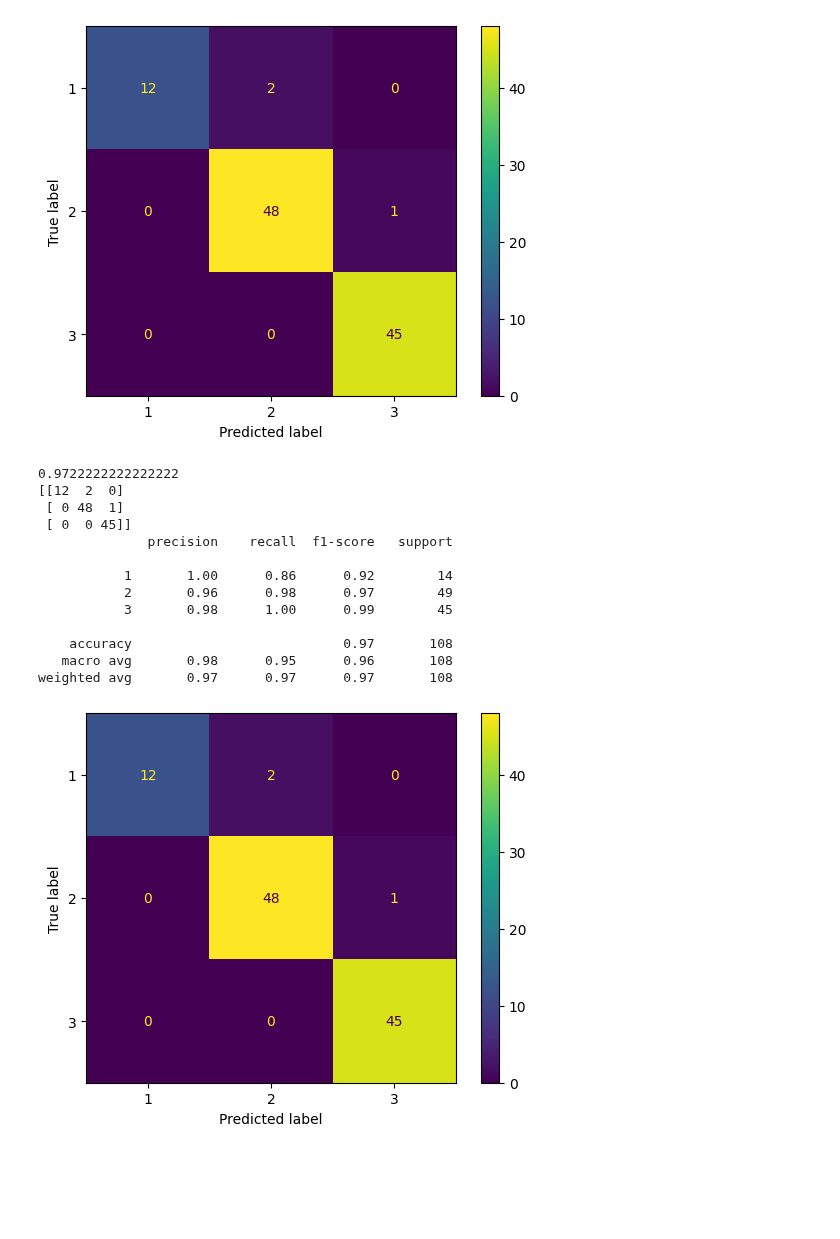
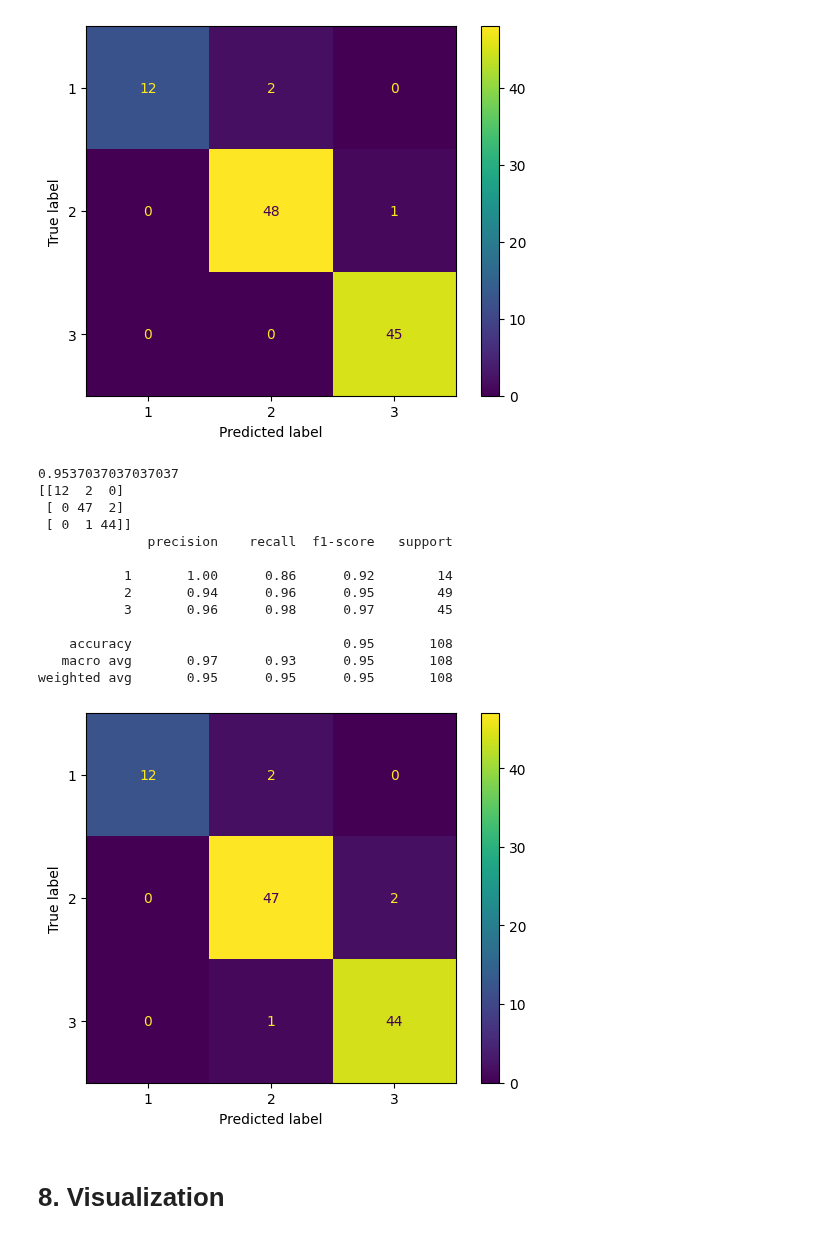
Before and after one commit to KengG1M/Country-Wise-IQ-Prediction-Analysis, a Jupyter notebook: src/data_mining.ipynb, the cells around one changed output. Drawn from its saved outputs; the diff is of its cells as text; code cells hidden in the pictures; blank space fills up the shorter version.

```diff
--- a/src/data_mining.ipynb
+++ b/src/data_mining.ipynb
@@ -850,11 +867,12 @@ iqit_test = pd.read_csv("../src/clone_data/IqIt_test.csv")
 # %%
 from sklearn.metrics import confusion_matrix, ConfusionMatrixDisplay
+
+iqit_test = pd.read_csv("../src/clone_data/IqIt_test.csv")
 
 X_iqit_test = iqit_test[
     [
         "education_expenditure",
         "avg_income",
-        "avg_temp"
     ]
 ]
 Y_iqit_test = iqit_test["IQ_Level"]
@@ -902,6 +920,5 @@ weighted avg       0.68      0.77      0.72       108
 # %%
-# LG 'C': 1e-06, 'penalty': 'none', 'solver': 'newton-cg'
-modelLG = LogisticRegression(C=10, penalty="l2", solver="liblinear")
+modelLG = LogisticRegression(C=1e-06, penalty="l2", solver="liblinear")
 modelLG.fit(X_train_iqit, Y_train_iqit)
 predictions = modelLG.predict(X_iqit_test)
 
@@ -933,6 +950,5 @@ weighted avg       0.80      0.76      0.72       108
 # %%
-# SVM 'C': 100000, 'gamma': 0.001, 'kernel': 'rbf'
-modelSVM = SVC(C=1000000, gamma=0.001, kernel="rbf")
+modelSVM = SVC(C=10000, gamma=1, kernel="rbf")
 modelSVM.fit(X_train_iqit, Y_train_iqit)
 predictions = modelSVM.predict(X_iqit_test)
 
@@ -964,6 +980,5 @@ weighted avg       0.95      0.94      0.94       108
 # %%
-# ET 'n_estimators': 260
-modelET = ExtraTreesClassifier(n_estimators=250)
+modelET = ExtraTreesClassifier(n_estimators=240)
 modelET.fit(X_train_iqit, Y_train_iqit)
 predictions = modelET.predict(X_iqit_test)
 
@@ -993,33 +1008,34 @@ plt.show()
 weighted avg       0.97      0.97      0.97       108
 [figure]
 # %%
-# RF 'n_estimators': 55'
-modelRF = RandomForestClassifier(n_estimators=51)
+modelRF = RandomForestClassifier(n_estimators=60)
 modelRF.fit(X_train_iqit, Y_train_iqit)
 predictions = modelRF.predict(X_iqit_test)
 
 print(accuracy_score(Y_iqit_test, predictions))
 print(confusion_matrix(Y_iqit_test, predictions))
 print(classification_report(Y_iqit_test, predictions))
 
 disp = ConfusionMatrixDisplay(
     confusion_matrix=confusion_matrix(Y_iqit_test, predictions),
     display_labels=modelRF.classes_,
 )
 t = disp.plot()
 plt.show()
 # %% [output]
-0.9722222222222222
+0.9537037037037037
 [[12  2  0]
- [ 0 48  1]
- [ 0  0 45]]
+ [ 0 47  2]
+ [ 0  1 44]]
               precision    recall  f1-score   support
 
            1       1.00      0.86      0.92        14
-           2       0.96      0.98      0.97        49
-           3       0.98      1.00      0.99        45
+           2       0.94      0.96      0.95        49
+           3       0.96      0.98      0.97        45
 
-    accuracy                           0.97       108
-   macro avg       0.98      0.95      0.96       108
-weighted avg       0.97      0.97      0.97       108
+    accuracy                           0.95       108
+   macro avg       0.97      0.93      0.95       108
+weighted avg       0.95      0.95      0.95       108
-[figure, old version]
+[figure, new version]
+# %% [markdown]
+# 8. Visualization
```
Also changed, not shown: parts of 37 cells of this notebook, 2 other files.
